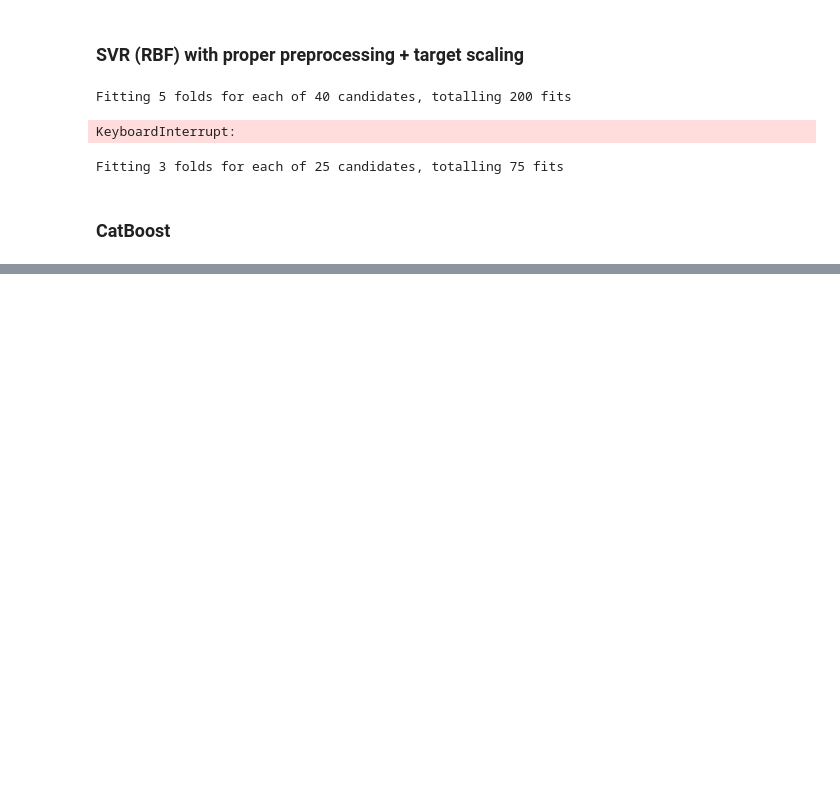
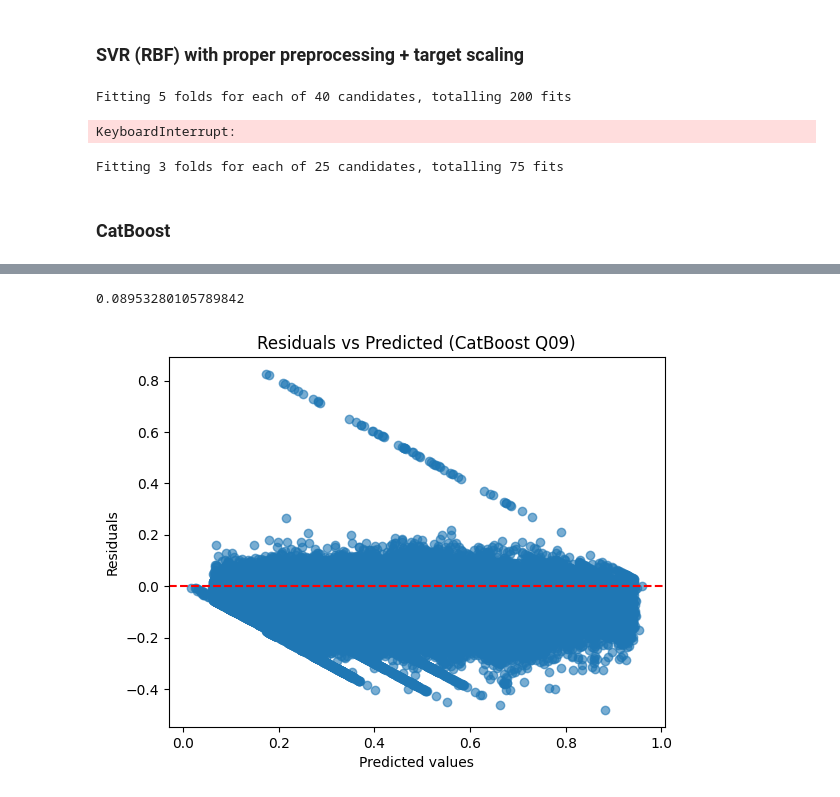
Before and after one commit to fonsecagabriella/kaggle, a Jupyter notebook: 10_predicting_road_accident_risk/01_models.ipynb, the cells around one changed output, grey strips where cells are left out. Saved outputs shown, nothing was run; the diff lists cells and outputs as text; code cells hidden in the pictures; blank space fills up the shorter version.

```diff
--- a/10_predicting_road_accident_risk/01_models.ipynb
+++ b/10_predicting_road_accident_risk/01_models.ipynb
@@ -2428,0 +2810,18 @@ print("✅ submission.csv created successfully and no conversion errors!")
+# %%
+y_pred_q09 = model_q09.predict(X)
+
+root_mean_squared_error(y_pred_q09, y)
+# %% [output]
+0.08953280105789842
+# %%
+# plot residuals
+y_resid_train = y - y_pred_q09
+
+plt.scatter(y_pred_q09, y_resid_train, alpha=0.6)
+plt.axhline(0, color='red', linestyle='--')
+plt.xlabel("Predicted values")
+plt.ylabel("Residuals")
+plt.title("Residuals vs Predicted (CatBoost Q09)")
+plt.show()
+# %% [output]
+[figure, added]
```
Also changed, not shown: parts of 54 cells of this notebook, 16 other files.
